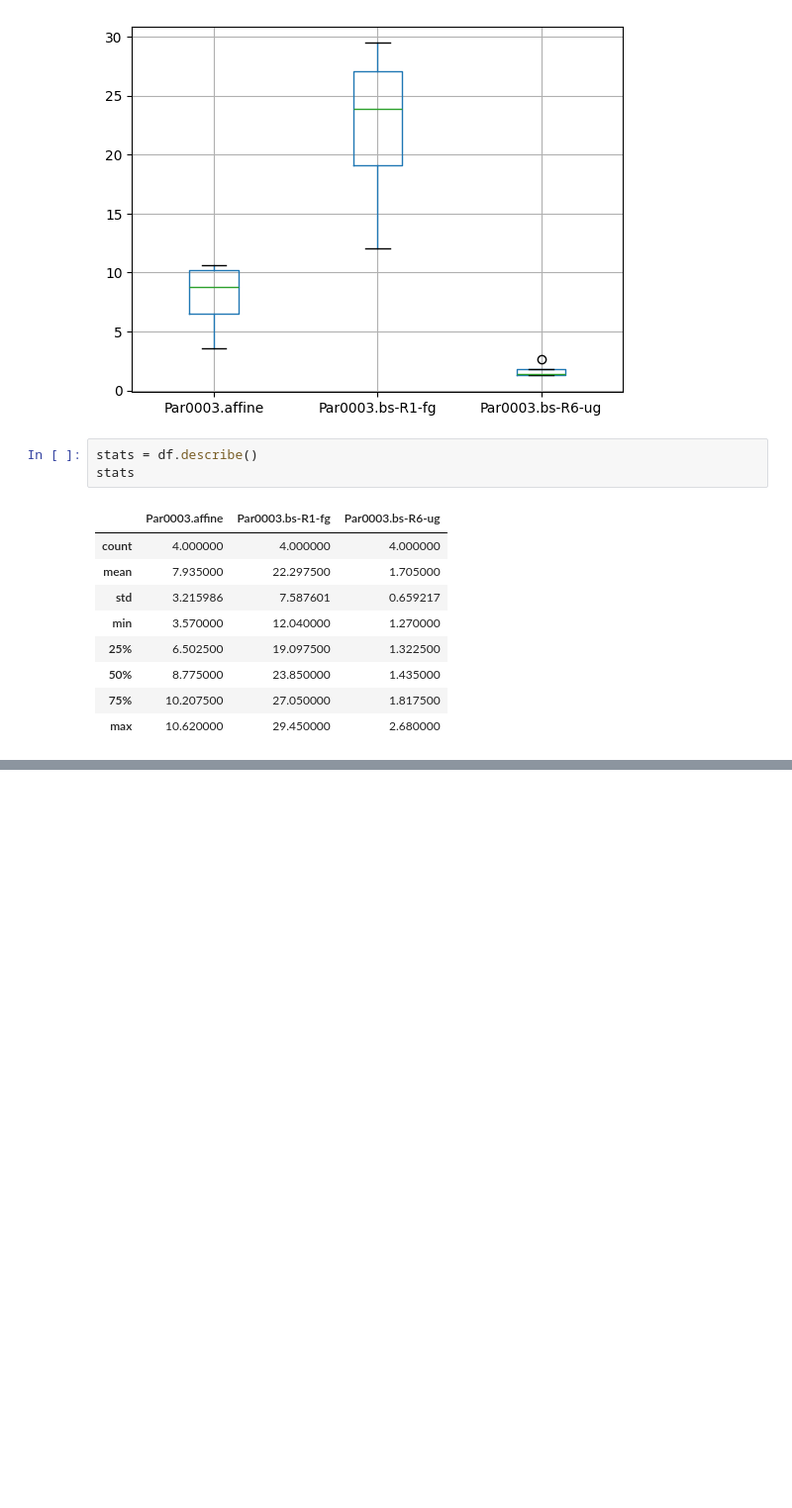
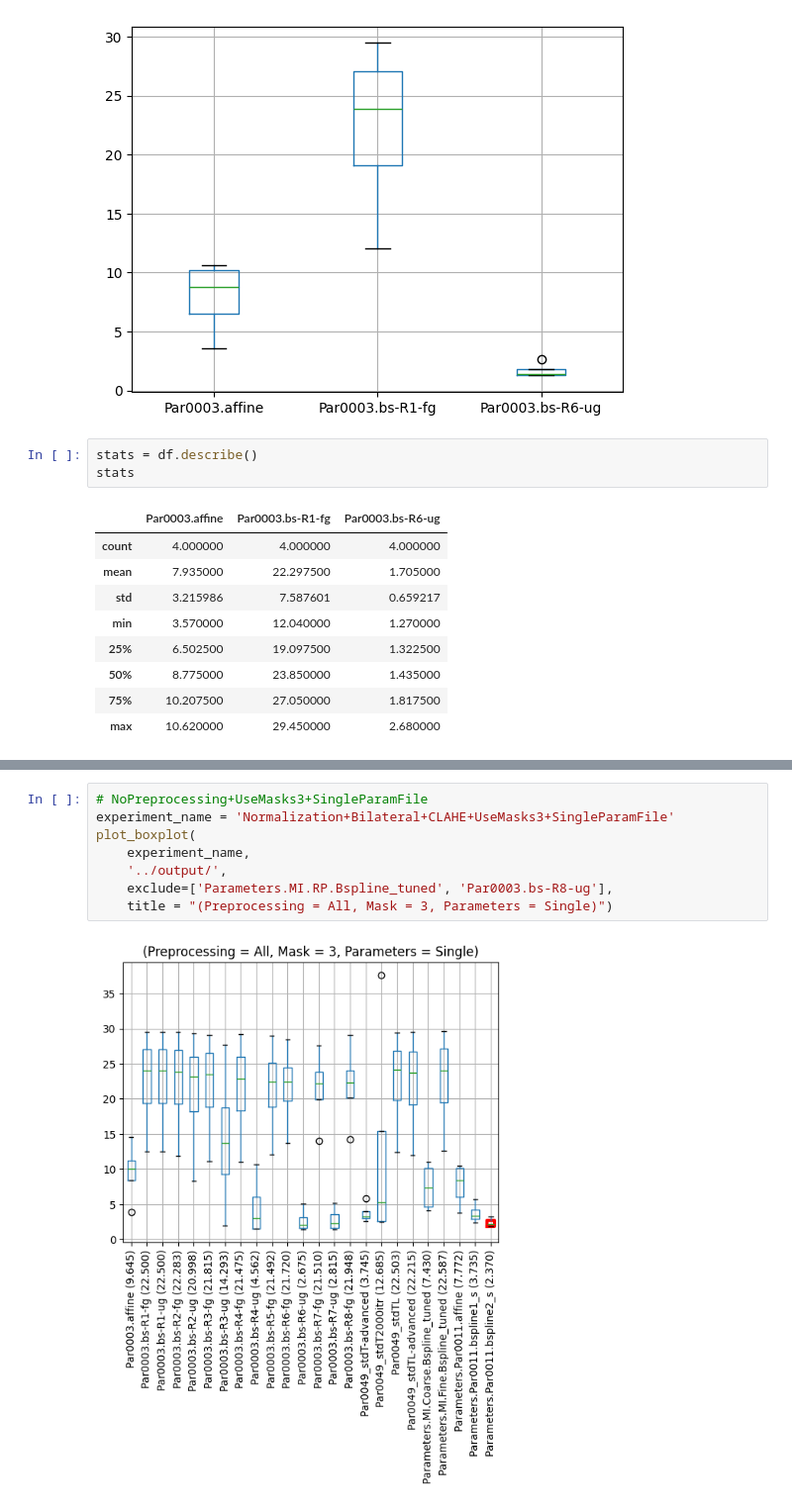
Before and after one commit to abdel-habib/COPDgene-CT-registration, a Jupyter notebook: notebooks/6_Plotting.ipynb, the cells around one changed output, grey strips where cells are left out. Shown: that part at 99% size. Cells and saved outputs as stored; diff of their text form; blank space fills up the shorter version.

```diff
--- a/notebooks/6_Plotting.ipynb
+++ b/notebooks/6_Plotting.ipynb
@@ -130,0 +160,10 @@ plot_boxplot(
+# %%
+# NoPreprocessing+UseMasks3+SingleParamFile
+experiment_name = 'Normalization+Bilateral+CLAHE+UseMasks3+SingleParamFile'
+plot_boxplot(
+    experiment_name,
+    '../output/',
+    exclude=['Parameters.MI.RP.Bspline_tuned', 'Par0003.bs-R8-ug'],
+    title = "(Preprocessing = All, Mask = 3, Parameters = Single)")
+# %% [output]
+[figure, added]
```
Also changed, not shown: parts of 6 cells of this notebook, 6 other files.
